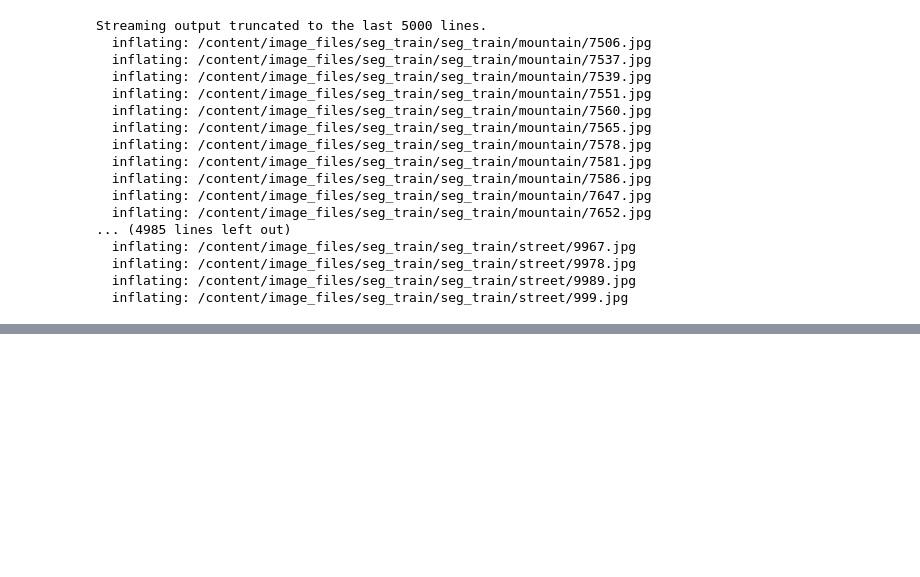
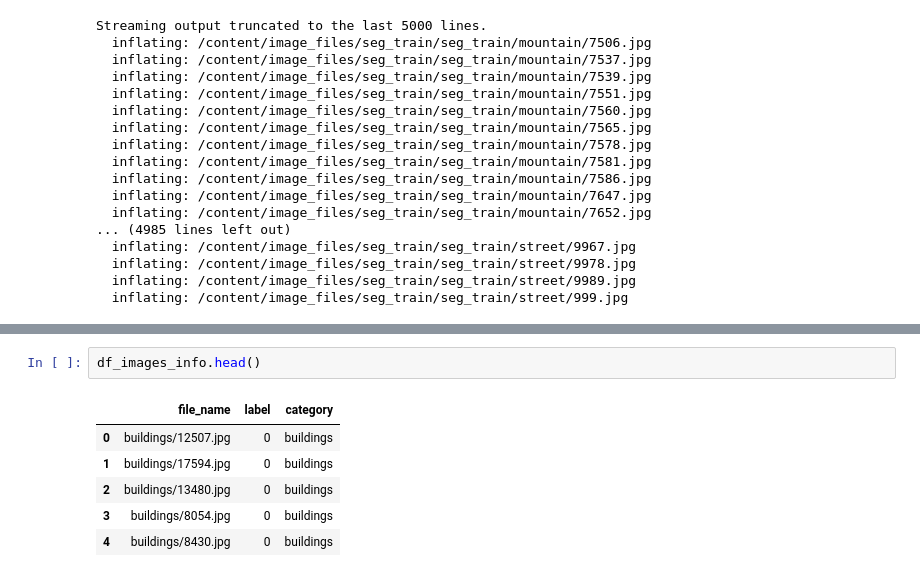
Before and after one commit to 3-Ada/image_classification, a Jupyter notebook: image_classification.ipynb, the cells around one changed output, grey strips where cells are left out. Drawn from its saved outputs; the diff is of its cells as text; blank space fills up the shorter version.

```diff
--- a/image_classification.ipynb
+++ b/image_classification.ipynb
@@ -44,0 +68,9 @@ Streaming output truncated to the last 5000 lines.
+# %%
+df_images_info.head()
+# %% [output]
+|  | file_name | label | category |
+| 0 | buildings/12507.jpg | 0 | buildings |
+| 1 | buildings/17594.jpg | 0 | buildings |
+| 2 | buildings/13480.jpg | 0 | buildings |
+| 3 | buildings/8054.jpg | 0 | buildings |
+| 4 | buildings/8430.jpg | 0 | buildings |
```
Also changed, not shown: parts of 11 cells of this notebook.
